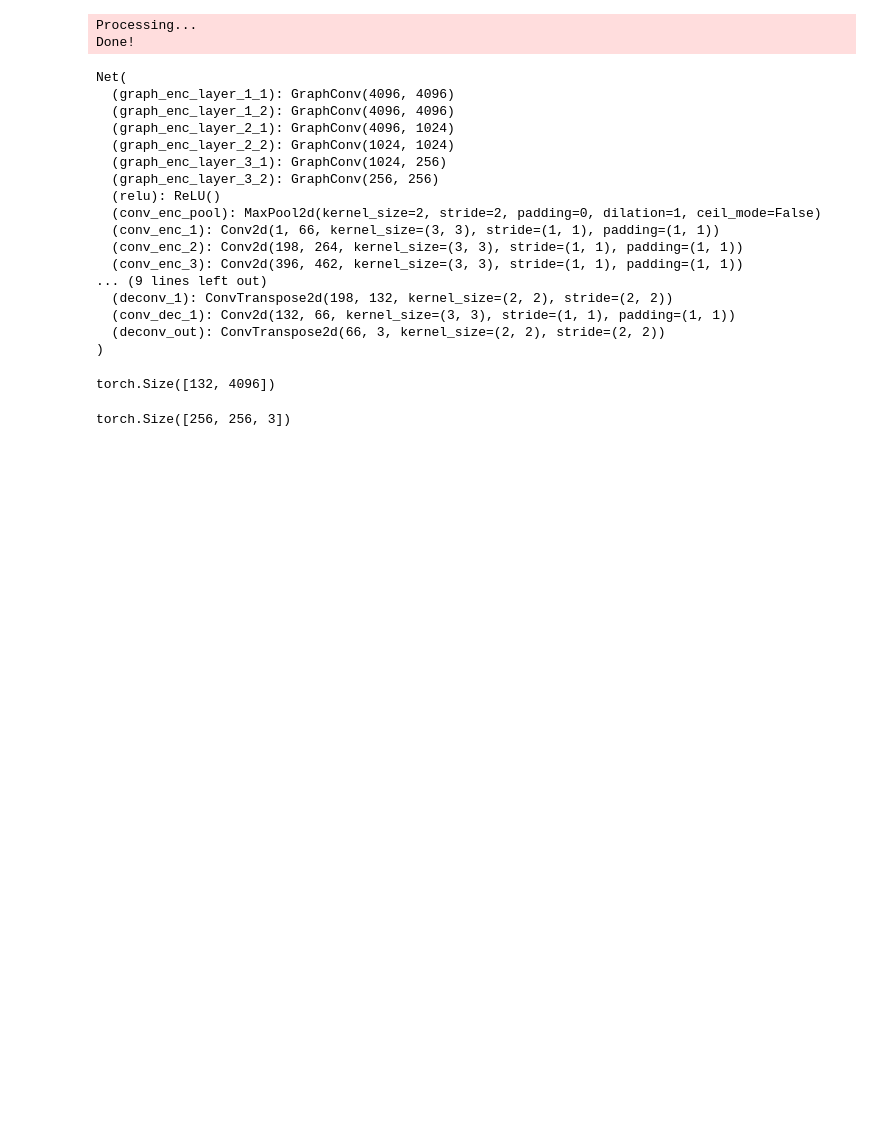
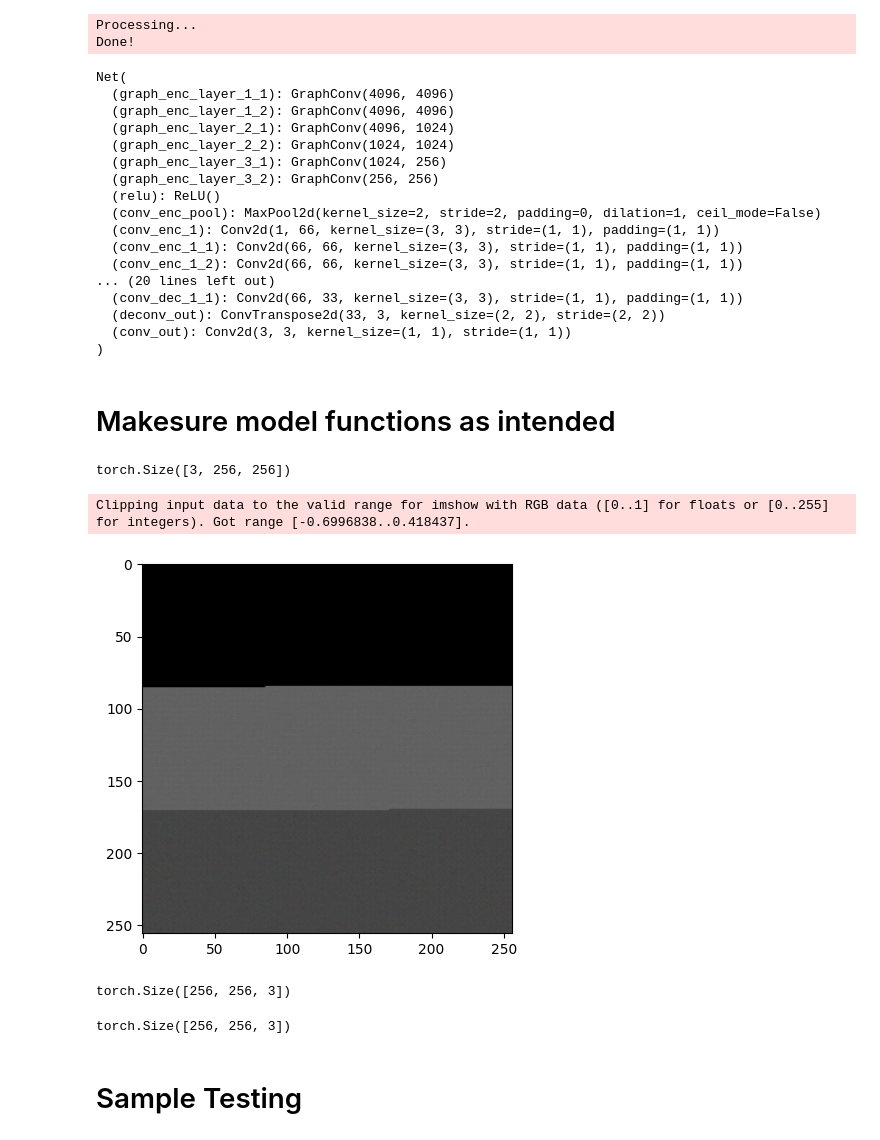
Before and after one commit to Austin-Paulraj/MS_Thesis, a Jupyter notebook: tester_code_files/graph_link_prediction_learning.ipynb, the cells around one changed output. Cells and saved outputs as stored; diff of their text form; code cells hidden in the pictures; blank space fills up the shorter version.

```diff
--- a/tester_code_files/graph_link_prediction_learning.ipynb
+++ b/tester_code_files/graph_link_prediction_learning.ipynb
@@ -25,3 +22,3 @@ from torch_geometric.utils import negative_sampling
 # %%
-with open('C://Austin//Projects//MS_Thesis_Data//test_eye_clusters_extract.pk1', 'rb') as handle:
+with open('/home/paulraae/MS_Thesis/tester_code_files/tester_eye_data/test_eye_clusters_extract.pk1', 'rb') as handle:
     data = pickle.load(handle)
@@ -114,8 +120,8 @@ class Separated_Dataset(Dataset): #For this ds I have ald done all the required
         data = torch.load(os.path.join(self.processed_dir, f'data_{idx}.pt'))
         return data
 # %%
-root_path = "C://Austin//Projects//MS_Thesis_Data//base_gnn_testing_root//separated_training_set"
-dataset = Separated_Dataset(root_path, data_dict=data)
+root_path = "/home/paulraae/MS_Thesis/tester_code_files/tester_eye_data/separated_training_set"
+dataset = Separated_Dataset(root_path, data_dict=data, created=False)
 # %% [output]
 Processing...
 Done!
@@ -220,7 +270,7 @@ class Net(torch.nn.Module):
 
         return x
 # %%
-model = Net(132, 4096).to("cpu")
+model = Net(132, 4096).to("cuda:0")
 print(model)
 # %% [output]
 Net(
@@ -233,18 +283,47 @@ Net(
   (relu): ReLU()
   (conv_enc_pool): MaxPool2d(kernel_size=2, stride=2, padding=0, dilation=1, ceil_mode=False)
   (conv_enc_1): Conv2d(1, 66, kernel_size=(3, 3), stride=(1, 1), padding=(1, 1))
-  (conv_enc_2): Conv2d(198, 264, kernel_size=(3, 3), stride=(1, 1), padding=(1, 1))
-  (conv_enc_3): Conv2d(396, 462, kernel_size=(3, 3), stride=(1, 1), padding=(1, 1))
-... (9 lines left out)
-  (deconv_1): ConvTranspose2d(198, 132, kernel_size=(2, 2), stride=(2, 2))
-  (conv_dec_1): Conv2d(132, 66, kernel_size=(3, 3), stride=(1, 1), padding=(1, 1))
-  (deconv_out): ConvTranspose2d(66, 3, kernel_size=(2, 2), stride=(2, 2))
+  (conv_enc_1_1): Conv2d(66, 66, kernel_size=(3, 3), stride=(1, 1), padding=(1, 1))
+  (conv_enc_1_2): Conv2d(66, 66, kernel_size=(3, 3), stride=(1, 1), padding=(1, 1))
+... (20 lines left out)
+  (conv_dec_1_1): Conv2d(66, 33, kernel_size=(3, 3), stride=(1, 1), padding=(1, 1))
+  (deconv_out): ConvTranspose2d(33, 3, kernel_size=(2, 2), stride=(2, 2))
+  (conv_out): Conv2d(3, 3, kernel_size=(1, 1), stride=(1, 1))
 )
+# %% [markdown]
+# Makesure model functions as intended
+# %%
+with torch.no_grad():
+    test_graph = dataset[0].x["graph"]
+    test_graph = test_graph.to("cuda:0")
+
+    test_edges = dataset[0].edge_index
+    test_edges = test_edges.to("cuda:0")
+
+    test_feats = torch.rand(1,64,64).to("cuda:0")
+
+    out = model.forward(test_graph, test_edges, test_feats)
+
+    del test_graph
+    del test_edges
+    del test_feats
+# %%
+out.shape
+# %% [output]
+torch.Size([3, 256, 256])
+# %%
+plt.imshow(out.reshape(256,256,3).cpu().detach().numpy())
+plt.show()
+# %% [output]
+Clipping input data to the valid range for imshow with RGB data ([0..1] for floats or [0..255] for integers). Got range [-0.6996838..0.418437].
+[figure, added]
 # %%
-dataset[0].x["graph"].shape
+dataset[0].y.shape
 # %% [output]
-torch.Size([132, 4096])
+torch.Size([256, 256, 3])
 # %%
 dataset[0].y.shape
 # %% [output]
 torch.Size([256, 256, 3])
+# %% [markdown]
+# Sample Testing
```
Also changed, not shown: parts of 14 cells of this notebook, 3 other files.
